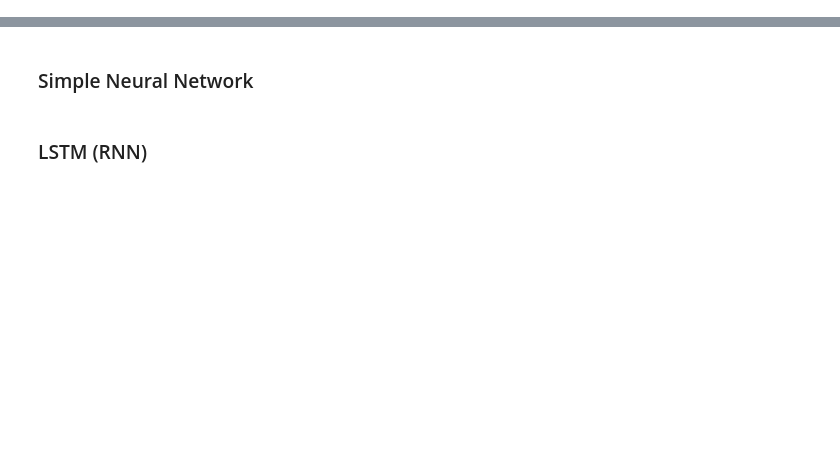
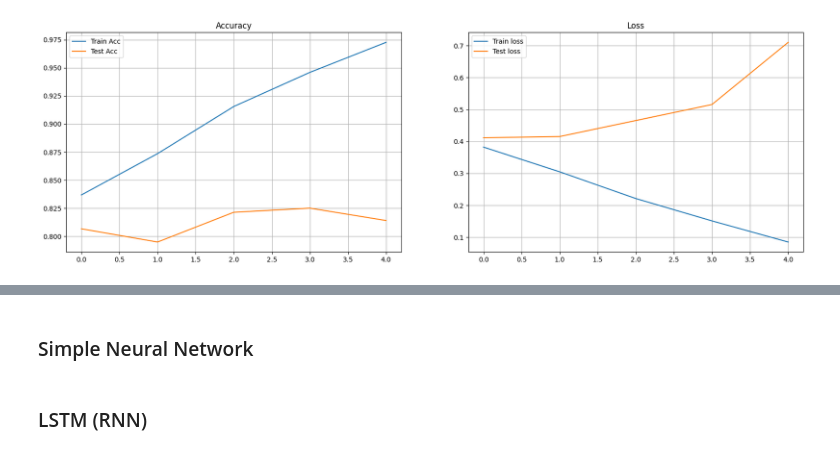
Before and after one commit to usmansiddiqui98/data-dialogue, a Jupyter notebook: notebooks/sentiment/LSTM.ipynb, the cells around one changed output, grey strips where cells are left out. Saved outputs shown, nothing was run; the diff lists cells and outputs as text; code cells hidden in the pictures; blank space fills up the shorter version.

Commit message:
Created basic LSTM model

```diff
--- a/notebooks/sentiment/LSTM.ipynb
+++ b/notebooks/sentiment/LSTM.ipynb
@@ -31,0 +103,4 @@ df.head()
+# %%
+# we have very less number of reviews of length > 500, so we will take review uptill length 500 only
+x_train_pad = padding(x_train, 500)
+x_test_pad = padding(x_test, 500)
@@ -31,0 +217,10 @@ df.head()
+# %%
+no_layers = 2 # no of layers in lstm
+vocab_size = len(vocab) + 1 # extra for 0 (padding symbol)
+embedding_dim = 64
+output_dim = 1
+hidden_dim = 256
+
+model = SentimentLSTM(no_layers, vocab_size, hidden_dim, embedding_dim, drop_prob = 0.5)
+
+model
@@ -31,0 +235,10 @@ df.head()
+# %%
+# loss and optimization features
+
+lr = 0.001
+criterion = nn.BCELoss()
+optimizer = torch.optim.Adam(model.parameters(), lr = lr)
+# accuracy function
+def accuracy(pred, label):
+    pred =torch.round(pred.squeeze())
+    return torch.sum(pred == label.squeeze()).item()
@@ -31,0 +336,19 @@ df.head()
+# %%
+fig = plt.figure(figsize = (20, 6))
+plt.subplot(1, 2, 1)
+plt.plot(epoch_tr_acc, label='Train Acc')
+plt.plot(epoch_tst_acc, label='Test Acc')
+plt.title("Accuracy")
+plt.legend()
+plt.grid()
+
+plt.subplot(1, 2, 2)
+plt.plot(epoch_tr_loss, label='Train loss')
+plt.plot(epoch_tst_loss, label='Test loss')
+plt.title("Loss")
+plt.legend()
+plt.grid()
+
+plt.show()
+# %% [output]
+[figure, added]
```
Also changed, not shown: parts of 23 cells of this notebook.
